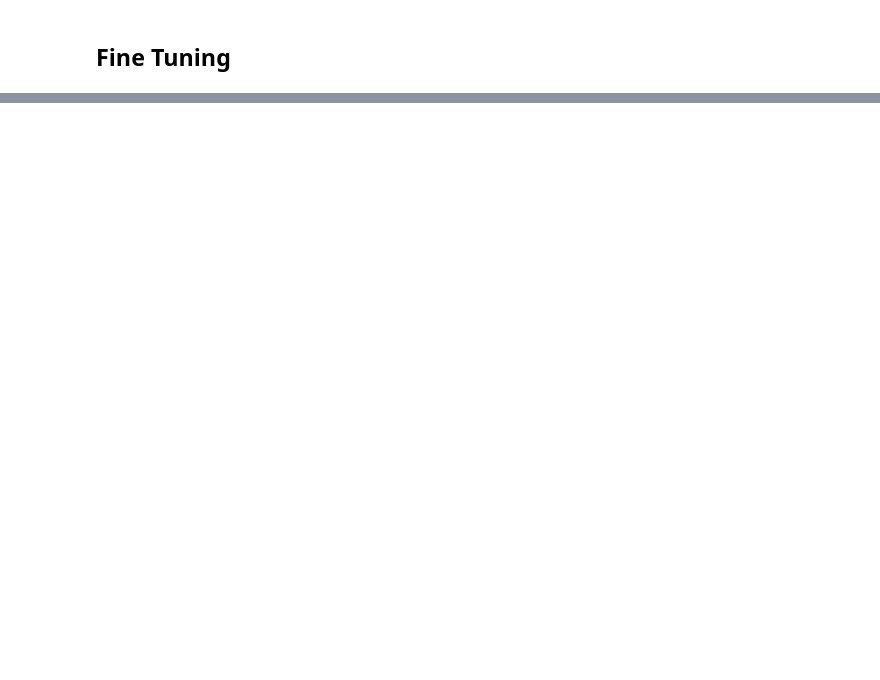
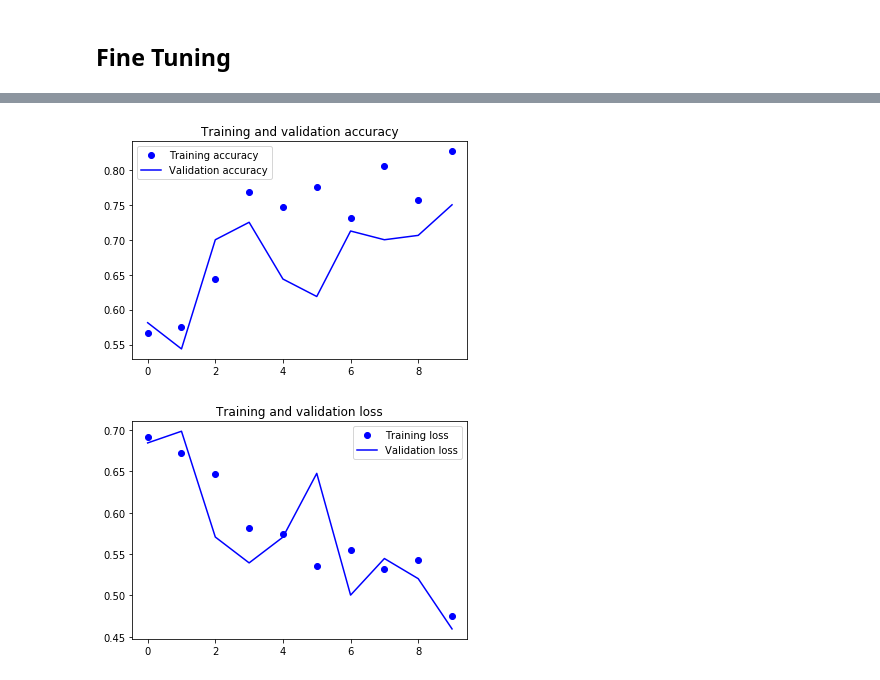
Before and after one commit to piotrkawa/data-mining, a Jupyter notebook: list_4/ex_17/alien_vs_predator/Alien-vs-Predator-CNN.ipynb, the cells around one changed output, grey strips where cells are left out. Cells and saved outputs as stored; diff of their text form; code cells hidden in the pictures; blank space fills up the shorter version.

```diff
--- a/list_4/ex_17/alien_vs_predator/Alien-vs-Predator-CNN.ipynb
+++ b/list_4/ex_17/alien_vs_predator/Alien-vs-Predator-CNN.ipynb
@@ -199,12 +279,14 @@ for layer in conv_base.layers[:-5]:
 
 xception_fine_tuning = create_xception_model()
 
-xception_history = xception_fine_tuning.fit_generator(
+xception_fine_tuning_history = xception_fine_tuning.fit_generator(
     generator=train_generator,
-    steps_per_epoch=347 // 32,
+    steps_per_epoch=training_steps,
     epochs=10,
     validation_data=validation_generator,
-    validation_steps=10
+    validation_steps=validation_steps
 )
 
 xception_fine_tuning.save("xception_fine_tuning.h5")
+visualize_history(xception_fine_tuning_history)
+# %% [output]
@@ -210,0 +313,2 @@ xception_fine_tuning.save("xception_fine_tuning.h5")
+[figure, added]
+[figure, added]
```
Also changed, not shown: parts of 5 cells of this notebook.
